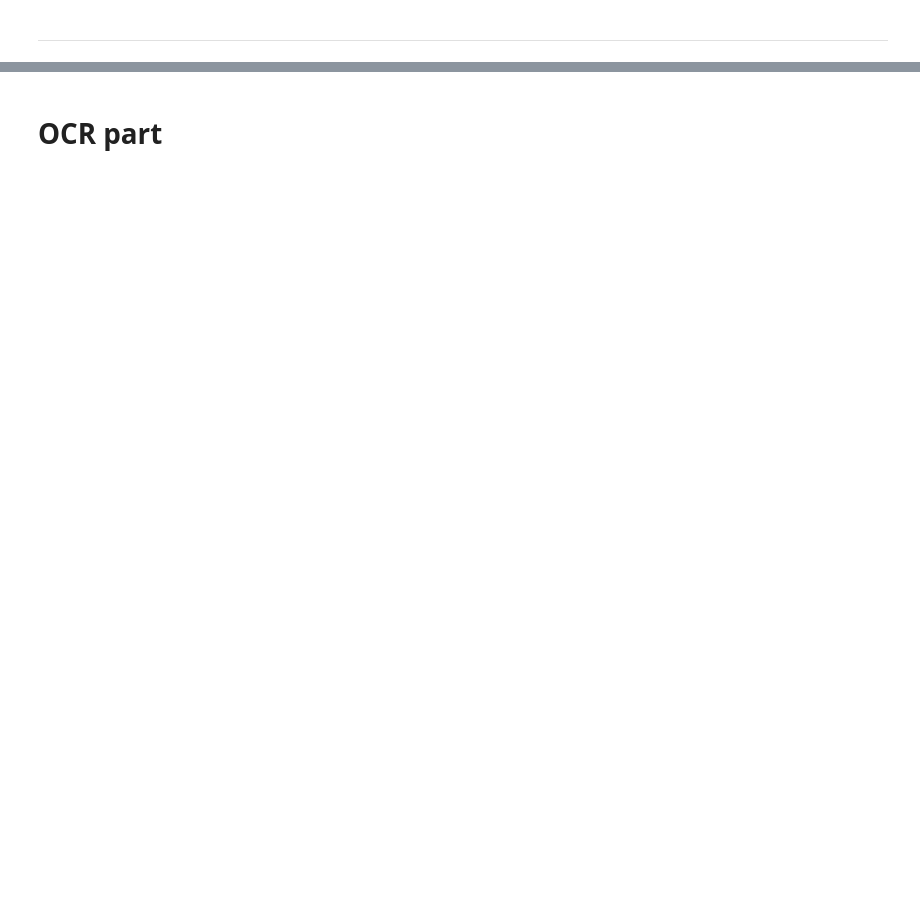
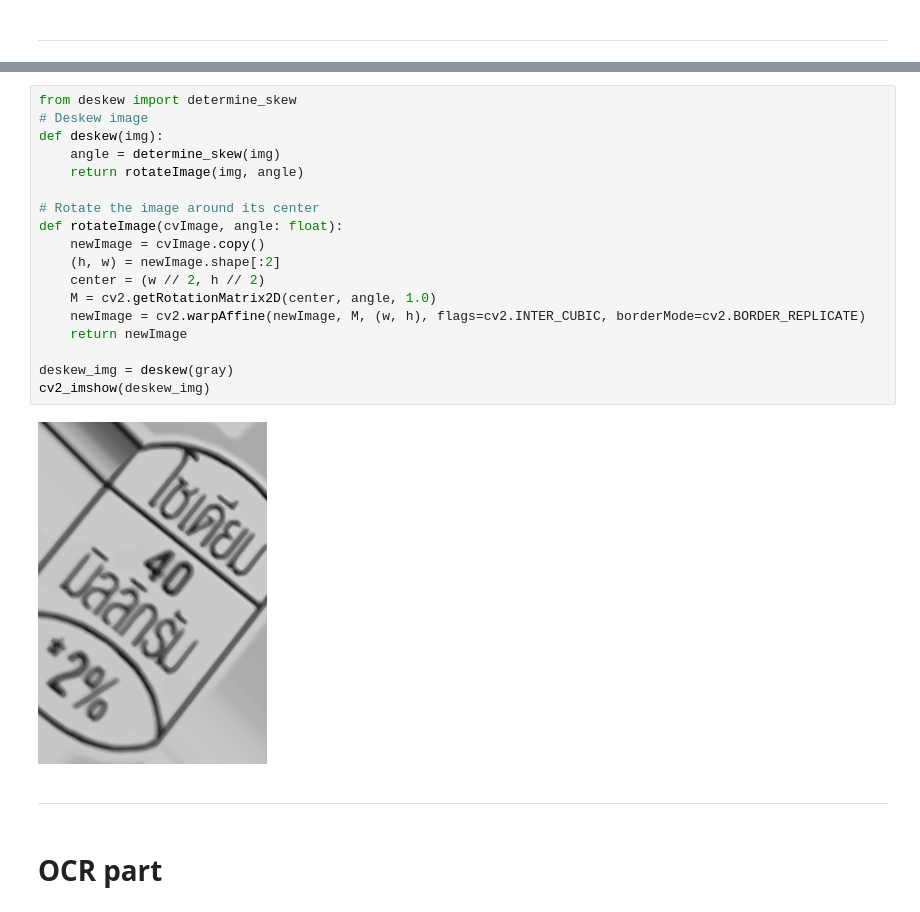
Before and after one commit to msarisapim/GDA_record, a Jupyter notebook: GDA_yolo_OCR.ipynb, the cells around one changed output, grey strips where cells are left out. Saved outputs shown, nothing was run; the diff lists cells and outputs as text; blank space fills up the shorter version.

```diff
--- a/GDA_yolo_OCR.ipynb
+++ b/GDA_yolo_OCR.ipynb
@@ -382,3 +449,25 @@ Drawing box for class 1.0 with color (147, 20, 255)
+# %%
+from deskew import determine_skew
+# Deskew image
+def deskew(img):
+    angle = determine_skew(img)
+    return rotateImage(img, angle)
+
+# Rotate the image around its center
+def rotateImage(cvImage, angle: float):
+    newImage = cvImage.copy()
+    (h, w) = newImage.shape[:2]
+    center = (w // 2, h // 2)
+    M = cv2.getRotationMatrix2D(center, angle, 1.0)
+    newImage = cv2.warpAffine(newImage, M, (w, h), flags=cv2.INTER_CUBIC, borderMode=cv2.BORDER_REPLICATE)
+    return newImage
+
+deskew_img = deskew(gray)
+cv2_imshow(deskew_img)
+# %% [output]
+[figure, added]
+# %% [markdown]
+---
 # %% [markdown]
 # OCR part
 # %%
```
Also changed, not shown: parts of 17 cells of this notebook.
